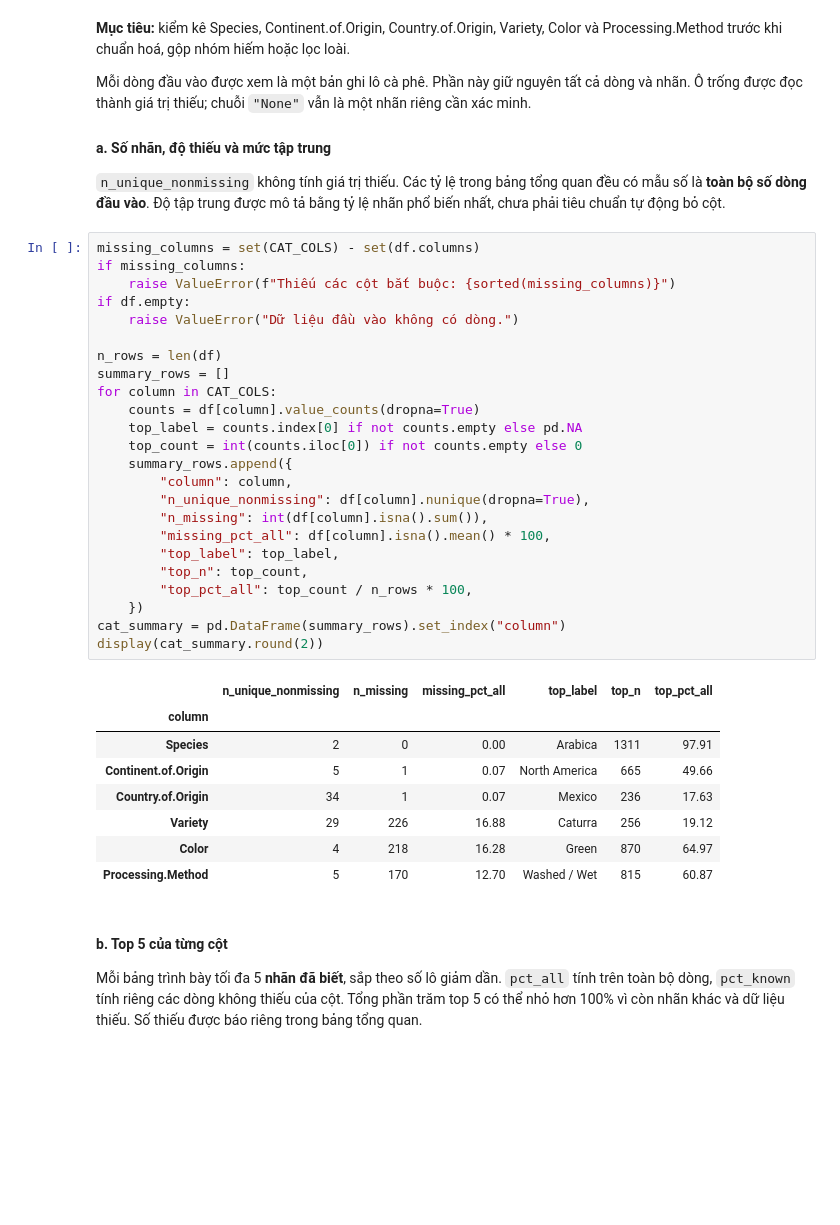
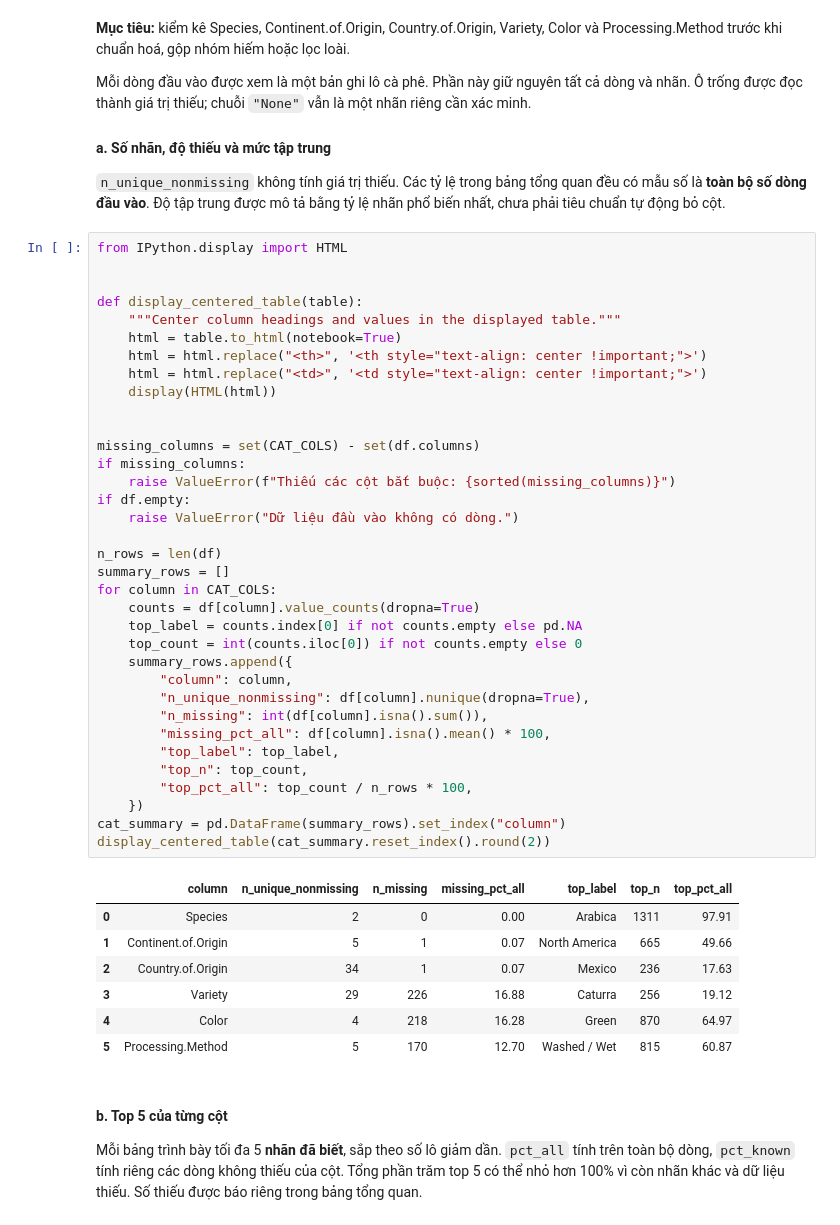
Before and after one commit to dnhoang-2006/coffee-quality, a Jupyter notebook: notebooks/01_collection_exploration.ipynb, the cells around one changed output. Drawn from its saved outputs; the diff is of its cells as text; blank space fills up the shorter version.

```diff
--- a/notebooks/01_collection_exploration.ipynb
+++ b/notebooks/01_collection_exploration.ipynb
@@ -1295,38 +1295,48 @@ Mỗi dòng đầu vào được xem là một bản ghi lô cà phê. Phần n
 
 `n_unique_nonmissing` không tính giá trị thiếu. Các tỷ lệ trong bảng tổng quan đều có mẫu số là **toàn bộ số dòng đầu vào**. Độ tập trung được mô tả bằng tỷ lệ nhãn phổ biến nhất, chưa phải tiêu chuẩn tự động bỏ cột.
 # %%
+from IPython.display import HTML
+
+
+def display_centered_table(table):
+    """Center column headings and values in the displayed table."""
+    html = table.to_html(notebook=True)
+    html = html.replace("<th>", '<th style="text-align: center !important;">')
+    html = html.replace("<td>", '<td style="text-align: center !important;">')
+    display(HTML(html))
+
+
 missing_columns = set(CAT_COLS) - set(df.columns)
 if missing_columns:
     raise ValueError(f"Thiếu các cột bắt buộc: {sorted(missing_columns)}")
 if df.empty:
     raise ValueError("Dữ liệu đầu vào không có dòng.")
 
 n_rows = len(df)
 summary_rows = []
 for column in CAT_COLS:
     counts = df[column].value_counts(dropna=True)
     top_label = counts.index[0] if not counts.empty else pd.NA
     top_count = int(counts.iloc[0]) if not counts.empty else 0
     summary_rows.append({
         "column": column,
         "n_unique_nonmissing": df[column].nunique(dropna=True),
         "n_missing": int(df[column].isna().sum()),
         "missing_pct_all": df[column].isna().mean() * 100,
         "top_label": top_label,
         "top_n": top_count,
         "top_pct_all": top_count / n_rows * 100,
     })
 cat_summary = pd.DataFrame(summary_rows).set_index("column")
-display(cat_summary.round(2))
+display_centered_table(cat_summary.reset_index().round(2))
 # %% [output]
-|  | n_unique_nonmissing | n_missing | missing_pct_all | top_label | top_n | top_pct_all |
-| column |  |  |  |  |  |  |
-| Species | 2 | 0 | 0.00 | Arabica | 1311 | 97.91 |
-| Continent.of.Origin | 5 | 1 | 0.07 | North America | 665 | 49.66 |
-| Country.of.Origin | 34 | 1 | 0.07 | Mexico | 236 | 17.63 |
-| Variety | 29 | 226 | 16.88 | Caturra | 256 | 19.12 |
-| Color | 4 | 218 | 16.28 | Green | 870 | 64.97 |
-| Processing.Method | 5 | 170 | 12.70 | Washed / Wet | 815 | 60.87 |
+|  | column | n_unique_nonmissing | n_missing | missing_pct_all | top_label | top_n | top_pct_all |
+| 0 | Species | 2 | 0 | 0.00 | Arabica | 1311 | 97.91 |
+| 1 | Continent.of.Origin | 5 | 1 | 0.07 | North America | 665 | 49.66 |
+| 2 | Country.of.Origin | 34 | 1 | 0.07 | Mexico | 236 | 17.63 |
+| 3 | Variety | 29 | 226 | 16.88 | Caturra | 256 | 19.12 |
+| 4 | Color | 4 | 218 | 16.28 | Green | 870 | 64.97 |
+| 5 | Processing.Method | 5 | 170 | 12.70 | Washed / Wet | 815 | 60.87 |
 # %% [markdown]
 #### b. Top 5 của từng cột
 
```
Also changed, not shown: parts of 12 cells of this notebook, 2 other files.
